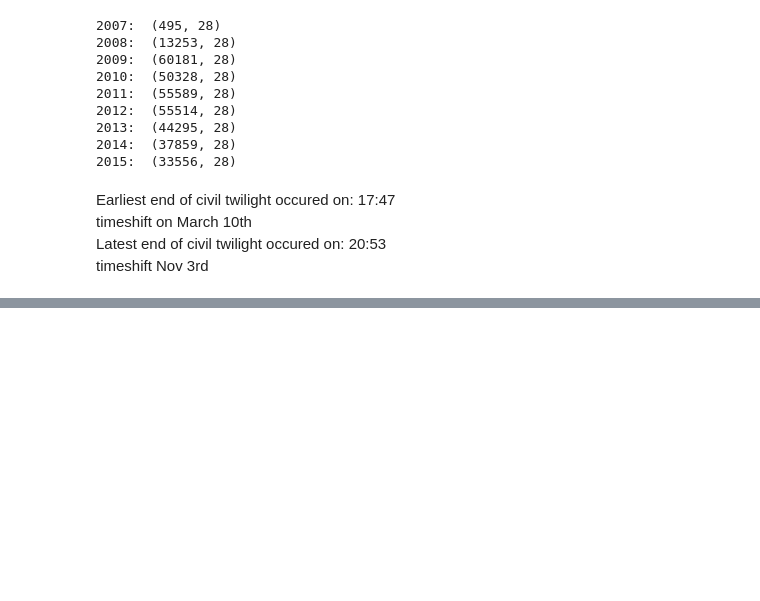
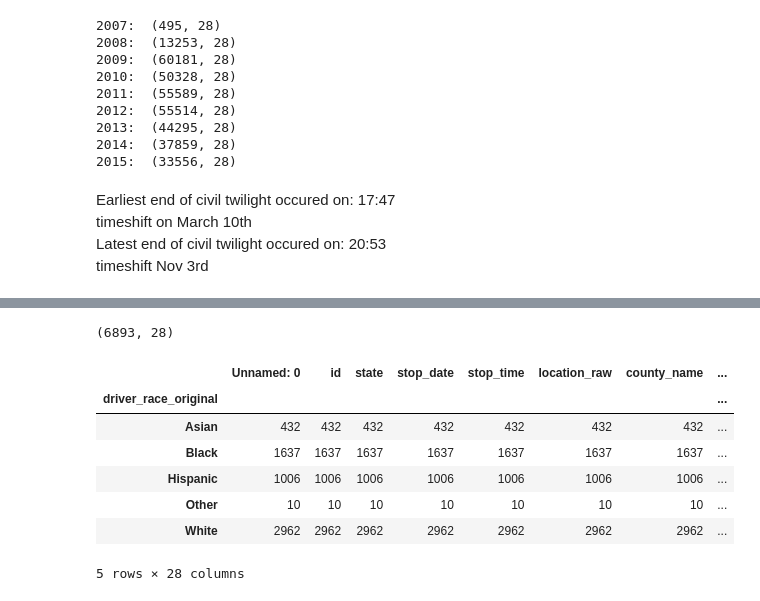
Before and after one commit to jkastelan/DAA2018_jlk635, a Jupyter notebook: veil_of_darkness.ipynb, the cells around one changed output, grey strips where cells are left out. Drawn from its saved outputs; the diff is of its cells as text; code cells hidden in the pictures; blank space fills up the shorter version.

```diff
--- a/veil_of_darkness.ipynb
+++ b/veil_of_darkness.ipynb
@@ -268,0 +213,26 @@ len(df_2012_short['stop_date_time'].dt.date.unique())
+# %%
+df_2012_inter_ = df_2012_inter
+# %%
+for m in miss_date:
+    df_2012_inter_ = df_2012_inter_[df_2012_inter_.stop_date_time.dt.date != m]
+# %%
+# calculate the before dailight or after day light for each stops
+bf_af = []
+
+for i in range(df_2012_inter_.shape[0]):
+
+    # inte
+    foo_ts = df_2012_inter_.iloc[i, 27]
+
+    # check if the date will twilight
+    for d in range(len(end_twilight)):
+
+        if (foo_ts.date() == end_twilight[d].date()):
+
+            if (foo_ts < end_twilight[d]):
+                bf_af.append('BD')
+                print (i)
+
+            else:
+                bf_af.append('AD')
+                print (i)
@@ -268,0 +257,17 @@ len(df_2012_short['stop_date_time'].dt.date.unique())
+# %%
+df_2012_inter_.shape
+# %% [output]
+(6893, 28)
+# %%
+df_2012_inter_['bf_af'] = bf_af
+# %%
+df_2012_inter_.groupby('driver_race_original').count()
+# %% [output]
+|  | Unnamed: 0 | id | state | stop_date | stop_time | location_raw | county_name | ... |
+| driver_race_original |  |  |  |  |  |  |  | ... |
+| Asian | 432 | 432 | 432 | 432 | 432 | 432 | 432 | ... |
+| Black | 1637 | 1637 | 1637 | 1637 | 1637 | 1637 | 1637 | ... |
+| Hispanic | 1006 | 1006 | 1006 | 1006 | 1006 | 1006 | 1006 | ... |
+| Other | 10 | 10 | 10 | 10 | 10 | 10 | 10 | ... |
+| White | 2962 | 2962 | 2962 | 2962 | 2962 | 2962 | 2962 | ... |
+5 rows × 28 columns
```
Also changed, not shown: parts of 71 cells of this notebook.
